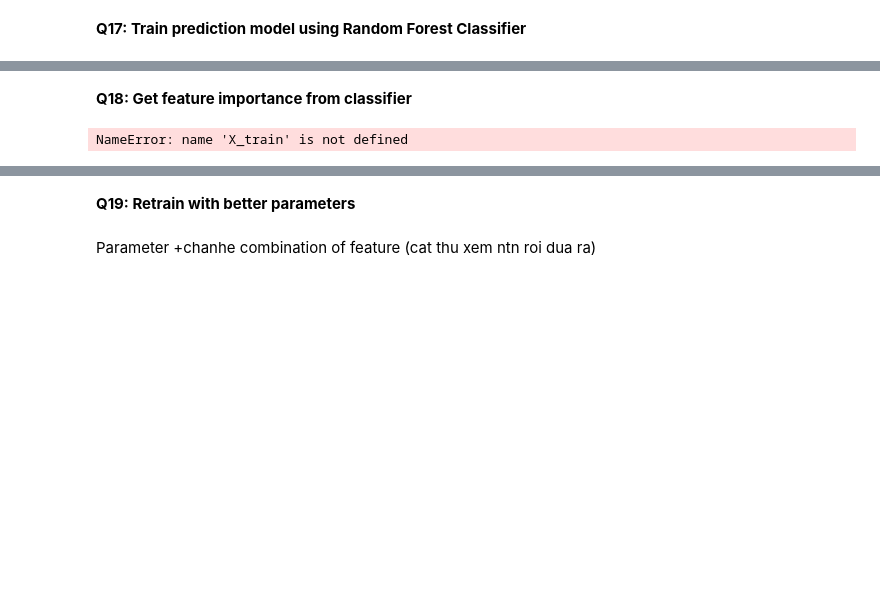
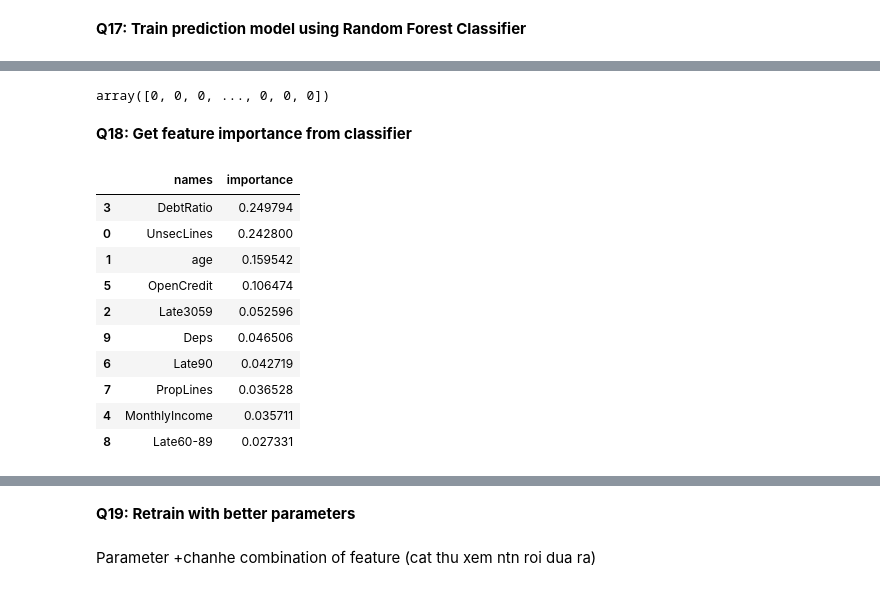
Before and after one commit to honghanhh/mci_python_31_level_1, a Jupyter notebook: Live Slides/Live Lecture 9/DAT_Live_lecture_09.ipynb, the cells around one changed output, grey strips where cells are left out. Cells and saved outputs as stored; diff of their text form; code cells hidden in the pictures; blank space fills up the shorter version.

```diff
--- a/Live Slides/Live Lecture 9/DAT_Live_lecture_09.ipynb
+++ b/Live Slides/Live Lecture 9/DAT_Live_lecture_09.ipynb
@@ -555,2 +651,7 @@ NameError: name 'X_train' is not defined
+# %%
+y_pred = clf.predict(X_test)
+y_pred
+# %% [output]
+array([0, 0, 0, ..., 0, 0, 0])
 # %% [markdown]
 **Q18: Get feature importance from classifier**
@@ -557,8 +660,19 @@ NameError: name 'X_train' is not defined
 # %%
 features = pd. DataFrame()
 features['names'] = X_train.columns
 features['importance'] = clf.feature_importances_
-features = features.sort_value(by=['importance'], ascending = True)
+features = features.sort_values(by=['importance'], ascending = False)
+features
 # %% [output]
-NameError: name 'X_train' is not defined
+|  | names | importance |
+| 3 | DebtRatio | 0.249794 |
+| 0 | UnsecLines | 0.242800 |
+| 1 | age | 0.159542 |
+| 5 | OpenCredit | 0.106474 |
+| 2 | Late3059 | 0.052596 |
+| 9 | Deps | 0.046506 |
+| 6 | Late90 | 0.042719 |
+| 7 | PropLines | 0.036528 |
+| 4 | MonthlyIncome | 0.035711 |
+| 8 | Late60-89 | 0.027331 |
 # %%
```
Also changed, not shown: parts of 27 cells of this notebook.
